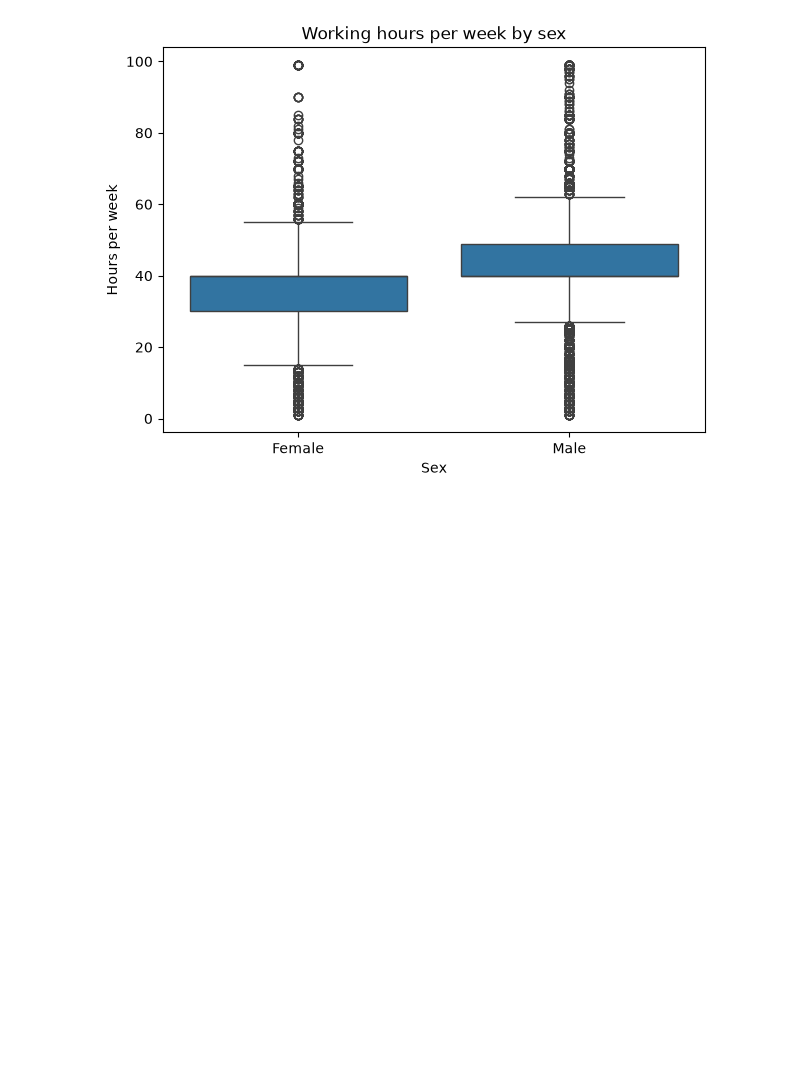
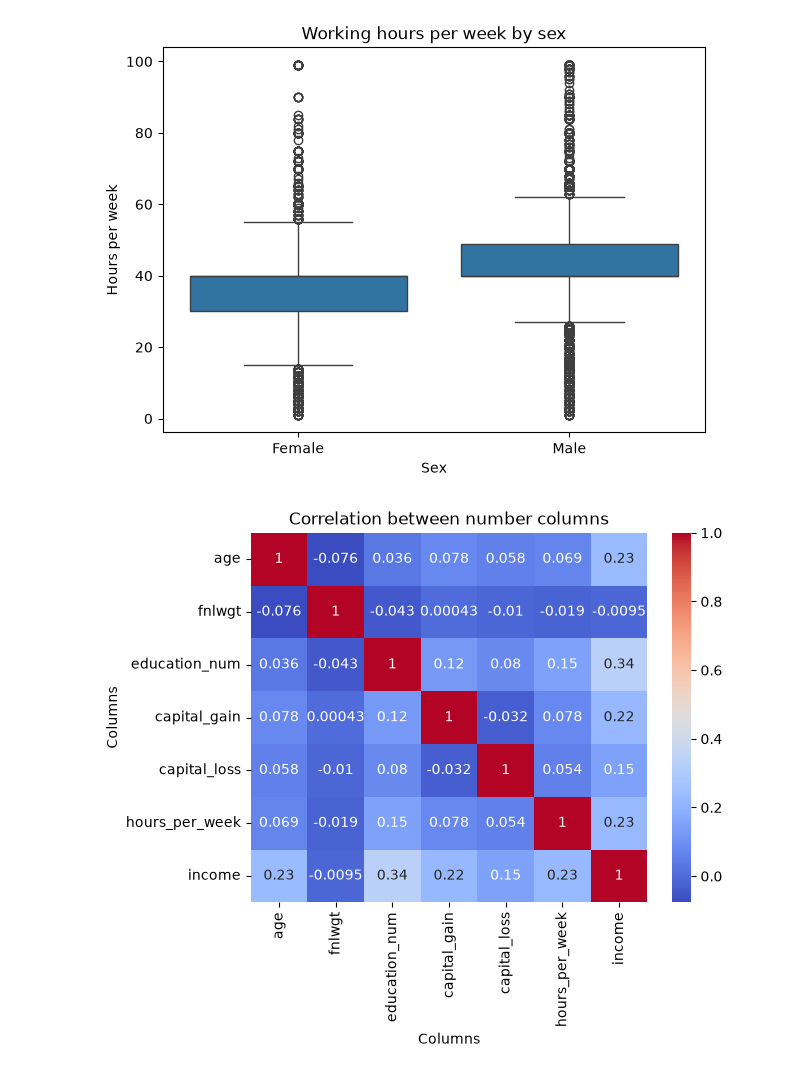
Before and after one commit to AtharvaPandey-coder/loan-approval-fairness-audit, a Jupyter notebook: data.ipynb, the cells around one changed output. Drawn from its saved outputs; the diff is of its cells as text; code cells hidden in the pictures; blank space fills up the shorter version.

Commit message:
Added Correlation Heatmap to EDA

```diff
--- a/data.ipynb
+++ b/data.ipynb
@@ -348,3 +348,11 @@ plt.ylabel('Hours per week')                          # y-axis label
 plt.show()                                            # display the chart
 # %% [output]
 [figure]
+# %%
+sns.heatmap(df.corr(numeric_only=True),fmt='.2g',annot=True,cmap='coolwarm')
+plt.title('Correlation between number columns')       # chart title
+plt.xlabel('Columns')                                 # x-axis label
+plt.ylabel('Columns')                                 # y-axis label
+plt.show()
+# %% [output]
+[figure, added]
```
